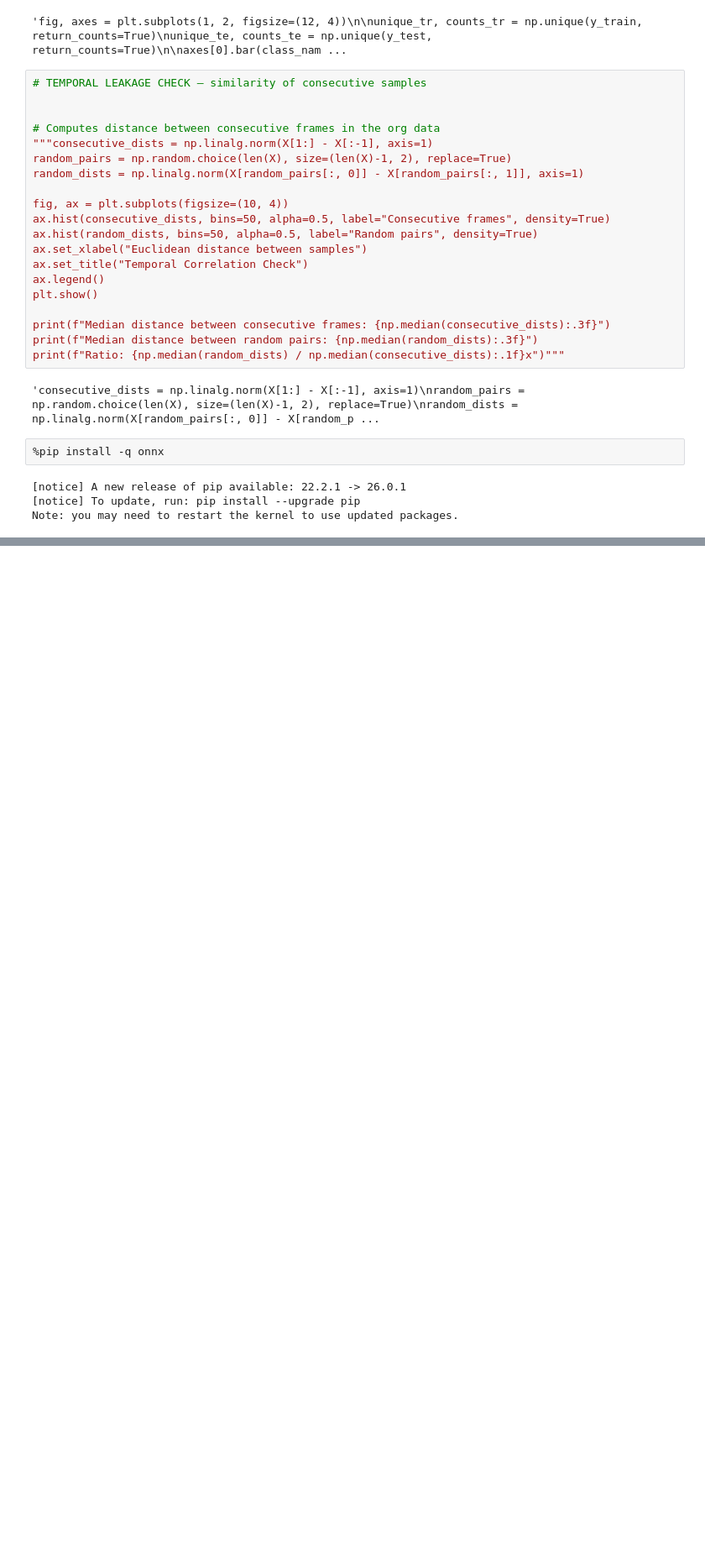
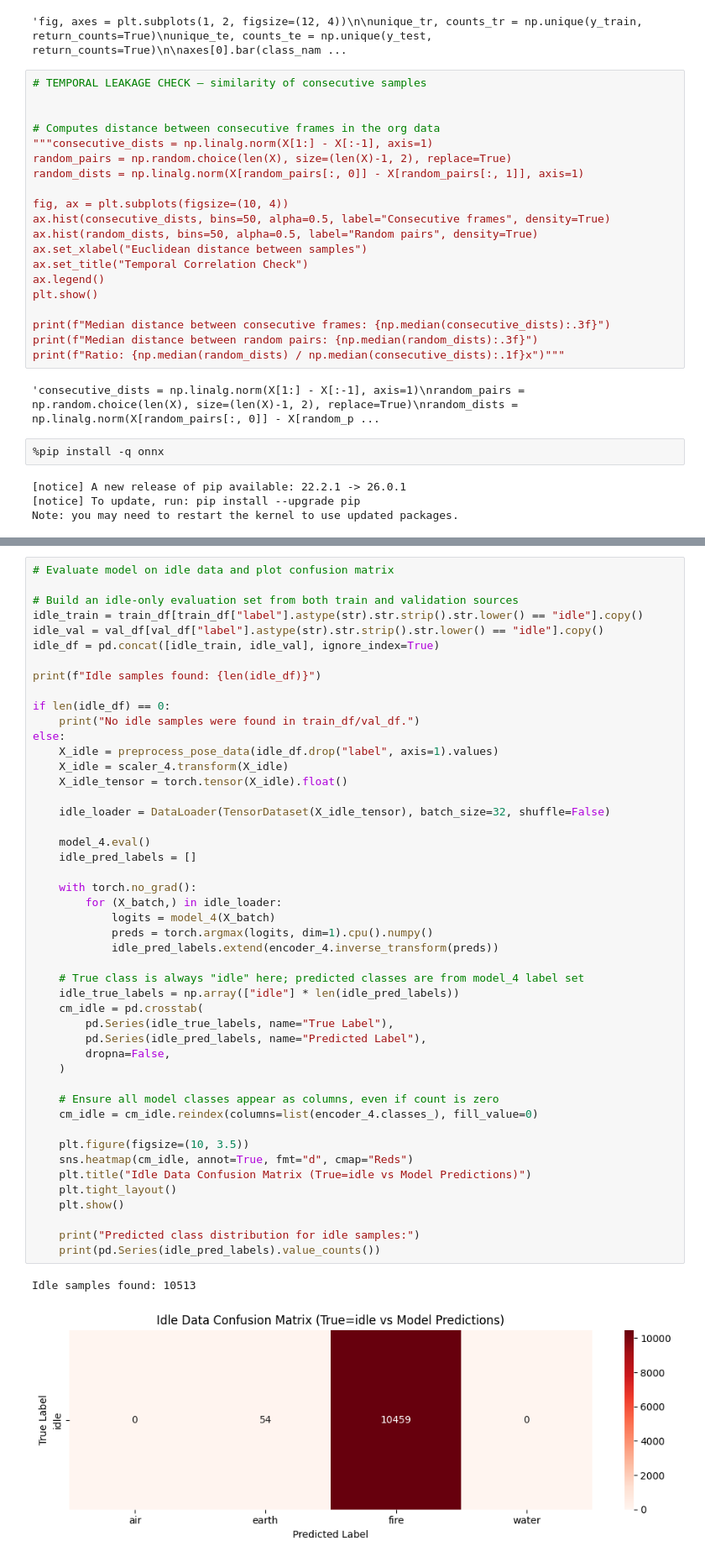
Before and after one commit to AmyJose/gameception, a Jupyter notebook: classificationModels/pose_classification.ipynb, the cells around one changed output, grey strips where cells are left out. Shown at 84% size. Saved outputs shown, nothing was run; the diff lists cells and outputs as text; blank space fills up the shorter version.

```diff
--- a/classificationModels/pose_classification.ipynb
+++ b/classificationModels/pose_classification.ipynb
@@ -949,0 +1199,50 @@ Labels: {'0': 'air', '1': 'earth', '2': 'fire', '3': 'idle', '4': 'water'}
+# %%
+# Evaluate model on idle data and plot confusion matrix
+
+# Build an idle-only evaluation set from both train and validation sources
+idle_train = train_df[train_df["label"].astype(str).str.strip().str.lower() == "idle"].copy()
+idle_val = val_df[val_df["label"].astype(str).str.strip().str.lower() == "idle"].copy()
+idle_df = pd.concat([idle_train, idle_val], ignore_index=True)
+
+print(f"Idle samples found: {len(idle_df)}")
+
+if len(idle_df) == 0:
+    print("No idle samples were found in train_df/val_df.")
+else:
+    X_idle = preprocess_pose_data(idle_df.drop("label", axis=1).values)
+    X_idle = scaler_4.transform(X_idle)
+    X_idle_tensor = torch.tensor(X_idle).float()
+
+    idle_loader = DataLoader(TensorDataset(X_idle_tensor), batch_size=32, shuffle=False)
+
+    model_4.eval()
+    idle_pred_labels = []
+
+    with torch.no_grad():
+        for (X_batch,) in idle_loader:
+            logits = model_4(X_batch)
+            preds = torch.argmax(logits, dim=1).cpu().numpy()
+            idle_pred_labels.extend(encoder_4.inverse_transform(preds))
+
+    # True class is always "idle" here; predicted classes are from model_4 label set
+    idle_true_labels = np.array(["idle"] * len(idle_pred_labels))
+    cm_idle = pd.crosstab(
+        pd.Series(idle_true_labels, name="True Label"),
+        pd.Series(idle_pred_labels, name="Predicted Label"),
+        dropna=False,
+    )
+
+    # Ensure all model classes appear as columns, even if count is zero
+    cm_idle = cm_idle.reindex(columns=list(encoder_4.classes_), fill_value=0)
+
+    plt.figure(figsize=(10, 3.5))
+    sns.heatmap(cm_idle, annot=True, fmt="d", cmap="Reds")
+    plt.title("Idle Data Confusion Matrix (True=idle vs Model Predictions)")
+    plt.tight_layout()
+    plt.show()
+
+    print("Predicted class distribution for idle samples:")
+    print(pd.Series(idle_pred_labels).value_counts())
+# %% [output]
+Idle samples found: 10513
+[figure, added]
```
Also changed, not shown: parts of 6 cells of this notebook, 1 other file.
